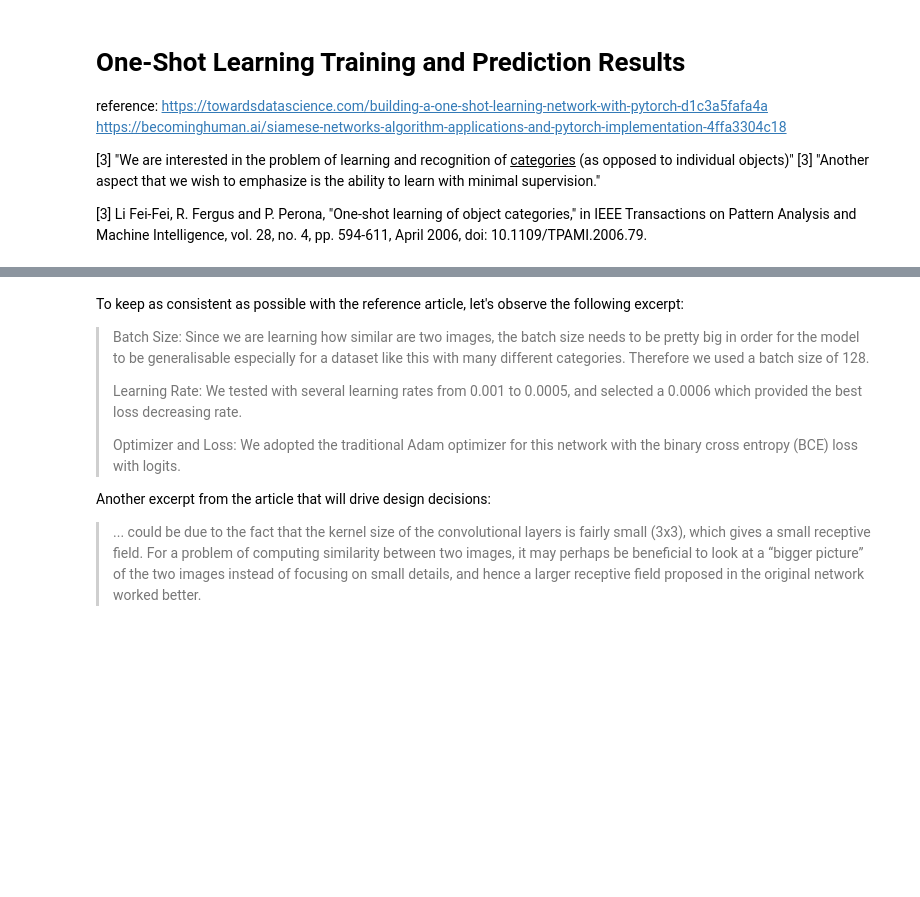
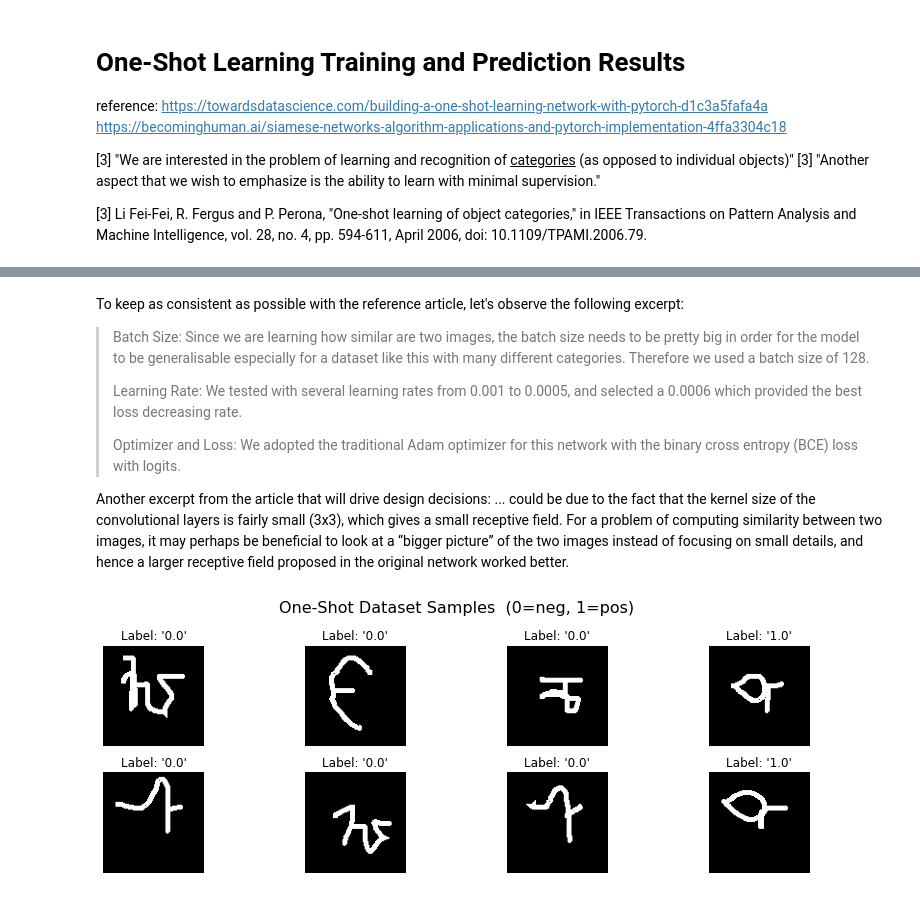
Before and after one commit to christnp/e6998-project, a Jupyter notebook: src/one-shot/one-shot.ipynb, the cells around one changed output, grey strips where cells are left out. Saved outputs shown, nothing was run; the diff lists cells and outputs as text; code cells hidden in the pictures; blank space fills up the shorter version.

```diff
--- a/src/one-shot/one-shot.ipynb
+++ b/src/one-shot/one-shot.ipynb
@@ -68,4 +70,49 @@ To keep as consistent as possible with the reference article, let's observe the
 > Optimizer and Loss: We adopted the traditional Adam optimizer for this network with the binary cross entropy (BCE) loss with logits.
 
 Another excerpt from the article that will drive design decisions:
->... could be due to the fact that the kernel size of the convolutional layers is fairly small (3x3), which gives a small receptive field. For a problem of computing similarity between two images, it may perhaps be beneficial to look at a “bigger picture” of the two images instead of focusing on small details, and hence a larger receptive field proposed in the original network worked better.
+... could be due to the fact that the kernel size of the convolutional layers is fairly small (3x3), which gives a small receptive field. For a problem of computing similarity between two images, it may perhaps be beneficial to look at a “bigger picture” of the two images instead of focusing on small details, and hence a larger receptive field proposed in the original network worked better.
+# %%
+BATCH_SIZE = 32
+SET_SIZE = 1000
+
+data_transforms = {
+    'train': transforms.Compose([
+        transforms.ToTensor(),
+        transforms.Normalize((0.5), (0.5))
+    ]),
+    'val': transforms.Compose([
+        transforms.ToTensor(),
+        transforms.Normalize((0.5), (0.5))
+    ]),
+}
+
+data_dir='../../data'
+train_categories = ['Greek','Tagalog','Latin','']
+# use helper to create the dataloaders
+train_set = OmniglotDataset(root=data_dir, set_size=SET_SIZE,
+                            categories=train_categories,
+                            train=True, download=True,
+                            transform=data_transforms['train'])
+
+test_categories = ['Mongolian']
+val_set = OmniglotDataset(root=data_dir, set_size=SET_SIZE,
+                            categories=test_categories,
+                            train=False, download=True,
+                            transform=data_transforms['val'])
+
+
+# make the dataloader
+dataloaders = {}
+image_datasets = {'train':train_set, 'val':val_set}
+for x in image_datasets:
+    dataloaders[x] = torch.utils.data.DataLoader(image_datasets[x],
+                                                  batch_size=BATCH_SIZE,
+                                                  shuffle=True, num_workers=4)
+# collect the dataset size and class names
+dataset_sizes = {x: len(image_datasets[x]) for x in image_datasets}
+class_names = image_datasets['train'].classes
+
+# # preview the dataset
+oneshot_dataset_preview(dataloaders['val'])
+# %% [output]
+[figure, added]
```
Also changed, not shown: parts of 5 cells of this notebook, 6 other files.
